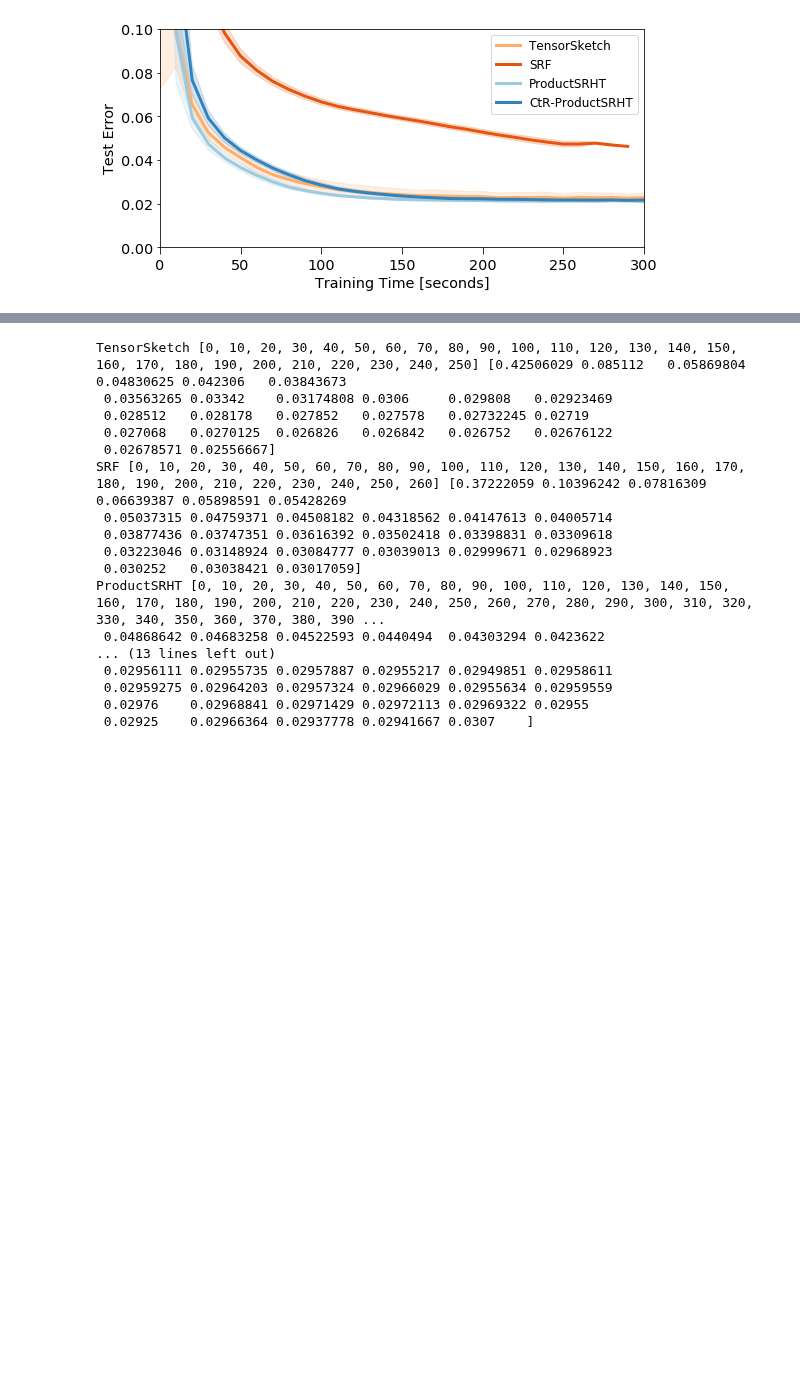
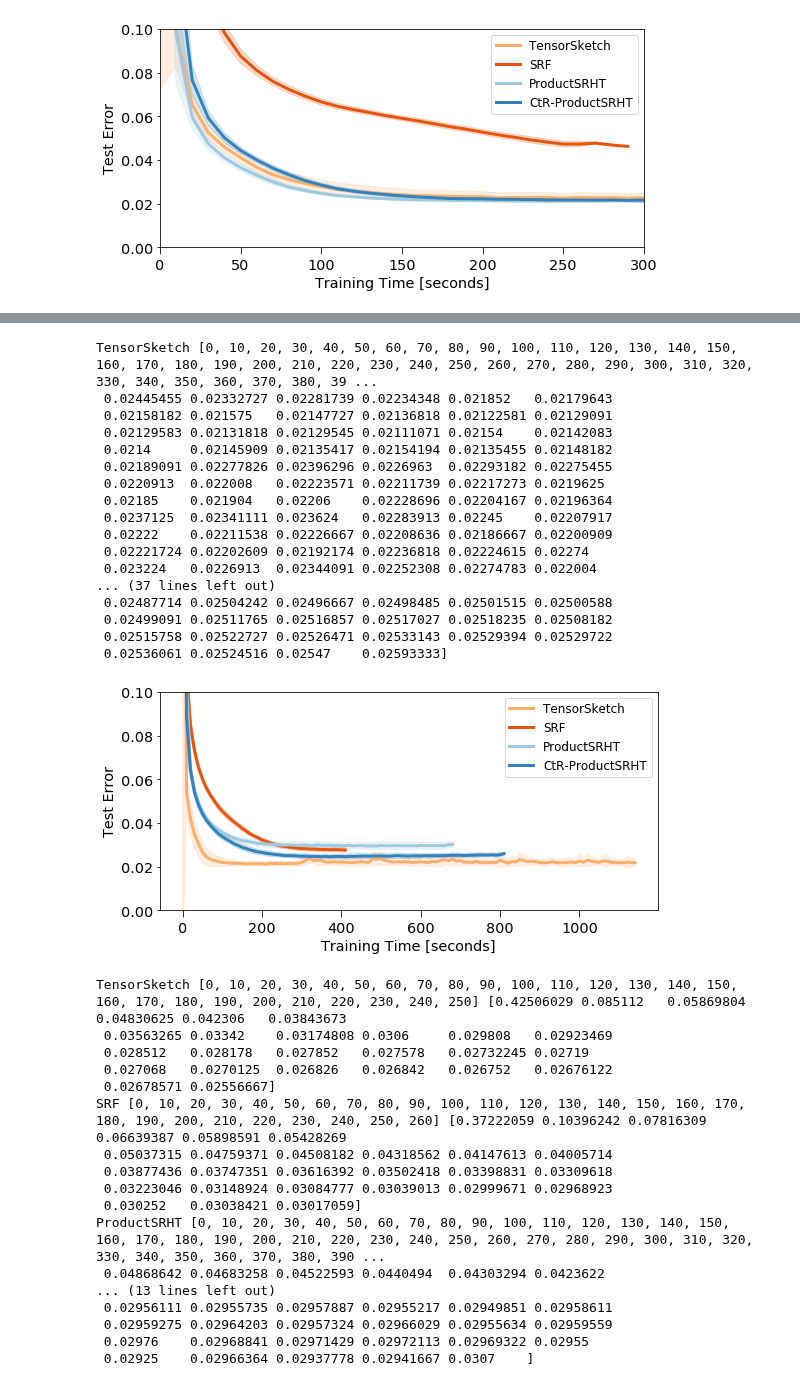
Before and after one commit to joneswack/dp-rfs, a Jupyter notebook: notebooks/read-tf-logs.ipynb, the cells around one changed output, grey strips where cells are left out. Drawn from its saved outputs; the diff is of its cells as text; code cells hidden in the pictures; blank space fills up the shorter version.

```diff
--- a/notebooks/read-tf-logs.ipynb
+++ b/notebooks/read-tf-logs.ipynb
@@ -198,3 +230,32 @@ TensorSketch [0, 10, 20, 30, 40, 50, 60, 70, 80, 90, 100, 110, 120, 130, 140, 15
+# %%
+# P100 without cache, cuda 10.2, pytorch 1.1, ard
+dirs_p6_10k_tune = [
+    ('TensorSketch', colors[4], '../tensorboard_logs/mnist_tune/sgp_MNIST_proj_countsketch_scatter_deg_6_comprealFalse_p100_nocache_ard_lr_0.001_epochs_250'),
+    ('SRF', colors[5], '../tensorboard_logs/mnist_tune/sgp_MNIST_proj_srf_deg_6_comprealFalse_p100_nocache_ard_lr_0.001_epochs_250'),
+    ('ProductSRHT', colors[6], '../tensorboard_logs/mnist_tune/sgp_MNIST_proj_srht_deg_6_comprealFalse_p100_nocache_ard_lr_0.001_epochs_250'),
+    ('CtR-ProductSRHT', colors[7], '../tensorboard_logs/mnist_tune/sgp_MNIST_proj_srht_deg_6_comprealTrue_p100_nocache_ard_lr_0.001_epochs_250')
+]
+
+plot_dirs(dirs_p6_10k_tune, savepath='')
+# %% [output]
+TensorSketch [0, 10, 20, 30, 40, 50, 60, 70, 80, 90, 100, 110, 120, 130, 140, 150, 160, 170, 180, 190, 200, 210, 220, 230, 240, 250, 260, 270, 280, 290, 300, 310, 320, 330, 340, 350, 360, 370, 380, 39 ...
+ 0.02445455 0.02332727 0.02281739 0.02234348 0.021852   0.02179643
+ 0.02158182 0.021575   0.02147727 0.02136818 0.02122581 0.02129091
+ 0.02129583 0.02131818 0.02129545 0.02111071 0.02154    0.02142083
+ 0.0214     0.02145909 0.02135417 0.02154194 0.02135455 0.02148182
+ 0.02189091 0.02277826 0.02396296 0.0226963  0.02293182 0.02275455
+ 0.0220913  0.022008   0.02223571 0.02211739 0.02217273 0.0219625
+ 0.02185    0.021904   0.02206    0.02228696 0.02204167 0.02196364
+ 0.0237125  0.02341111 0.023624   0.02283913 0.02245    0.02207917
+ 0.02222    0.02211538 0.02226667 0.02208636 0.02186667 0.02200909
+ 0.02221724 0.02202609 0.02192174 0.02236818 0.02224615 0.02274
+ 0.023224   0.0226913  0.02344091 0.02252308 0.02274783 0.022004
+... (37 lines left out)
+ 0.02487714 0.02504242 0.02496667 0.02498485 0.02501515 0.02500588
+ 0.02499091 0.02511765 0.02516857 0.02517027 0.02518235 0.02508182
+ 0.02515758 0.02522727 0.02526471 0.02533143 0.02529394 0.02529722
+ 0.02536061 0.02524516 0.02547    0.02593333]
+[figure, added]
 # %%
 dirs_p7_10k_tune = [
     ('TensorSketch', colors[4], '../tensorboard_logs/mnist_tune/sgp_MNIST_proj_countsketch_scatter_deg_7_comprealFalse_2_lr_0.001_epochs_50'),
```
Also changed, not shown: parts of 8 cells of this notebook, 11 other files.
